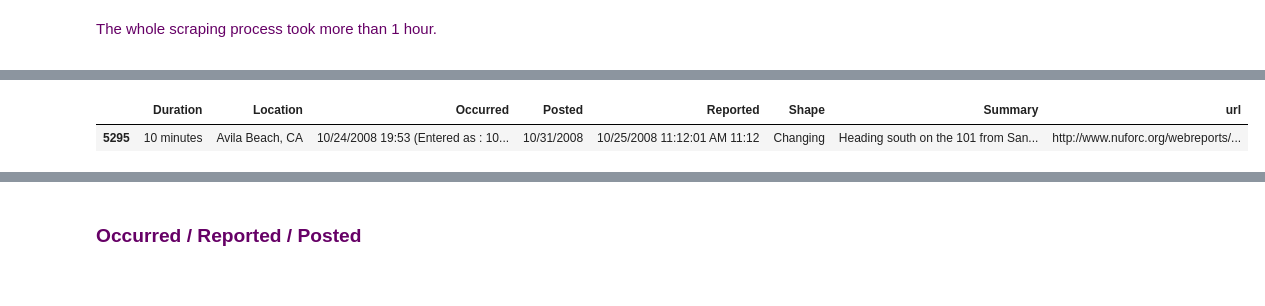
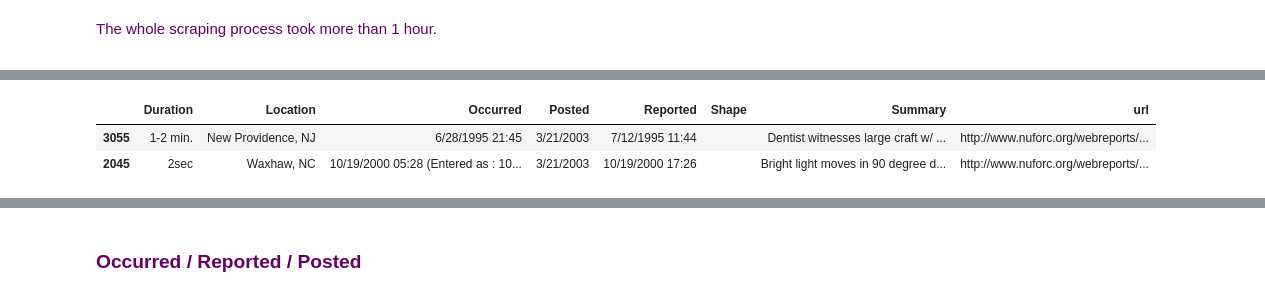
Before and after one commit to kiru/ada_project, a Jupyter notebook: UFO.ipynb, the cells around one changed output, grey strips where cells are left out. Drawn from its saved outputs; the diff is of its cells as text; code cells hidden in the pictures.

```diff
--- a/UFO.ipynb
+++ b/UFO.ipynb
@@ -103,6 +104,7 @@ of course we dont want so scrape every time
 # %%
 df_reports = pd.read_json(data_folder+report_file)
-df_reports.sample(1).head()
+df_reports.sample(2).head()
 # %% [output]
 |  | Duration | Location | Occurred | Posted | Reported | Shape | Summary | url |
-| 5295 | 10 minutes | Avila Beach, CA | 10/24/2008 19:53 (Entered as : 10... | 10/31/2008 | 10/25/2008 11:12:01 AM 11:12 | Changing | Heading south on the 101 from San... | http://www.nuforc.org/webreports/... |
+| 3055 | 1-2 min. | New Providence, NJ | 6/28/1995 21:45 | 3/21/2003 | 7/12/1995 11:44 |  | Dentist witnesses large craft w/ ... | http://www.nuforc.org/webreports/... |
+| 2045 | 2sec | Waxhaw, NC | 10/19/2000 05:28 (Entered as : 10... | 3/21/2003 | 10/19/2000 17:26 |  | Bright light moves in 90 degree d... | http://www.nuforc.org/webreports/... |
```
Also changed, not shown: parts of 54 cells of this notebook, 4 other files.
